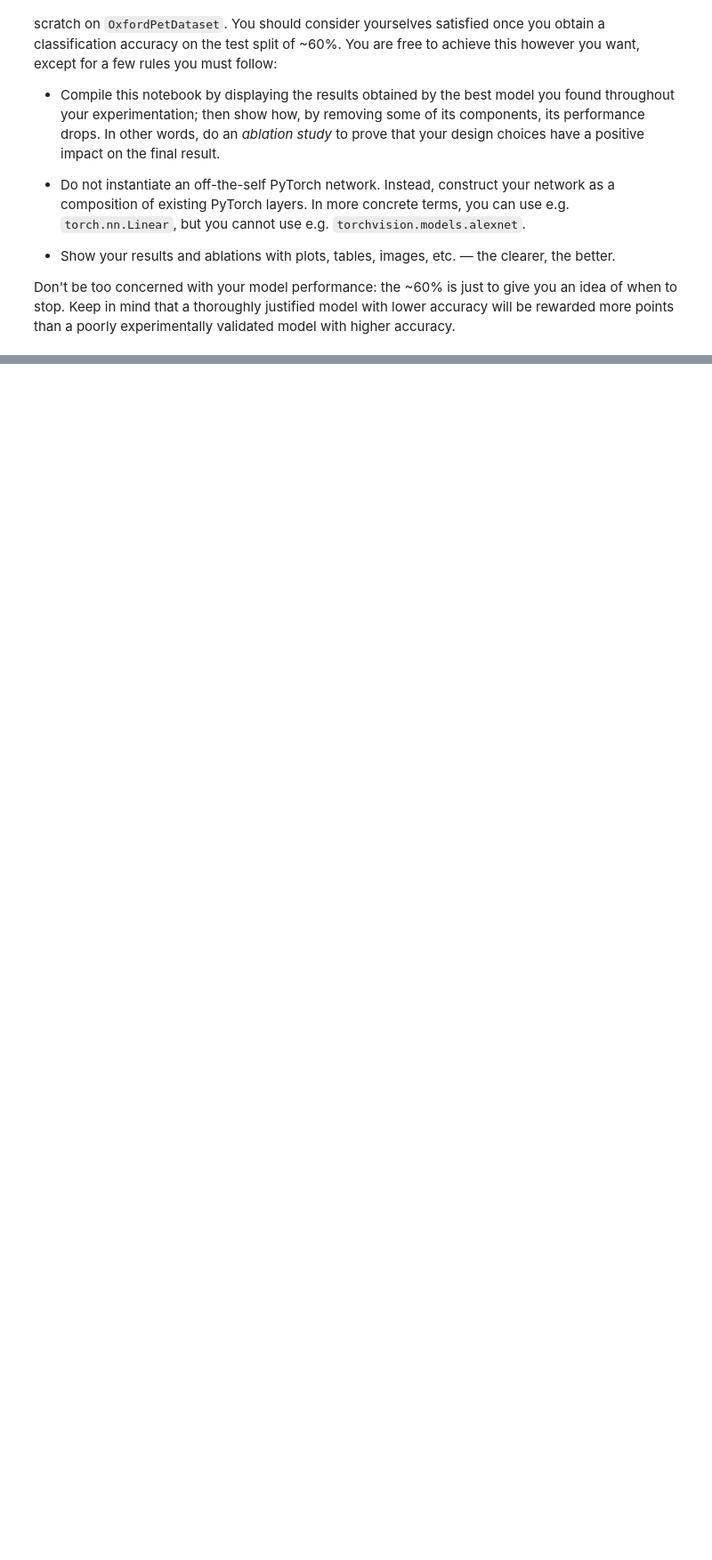
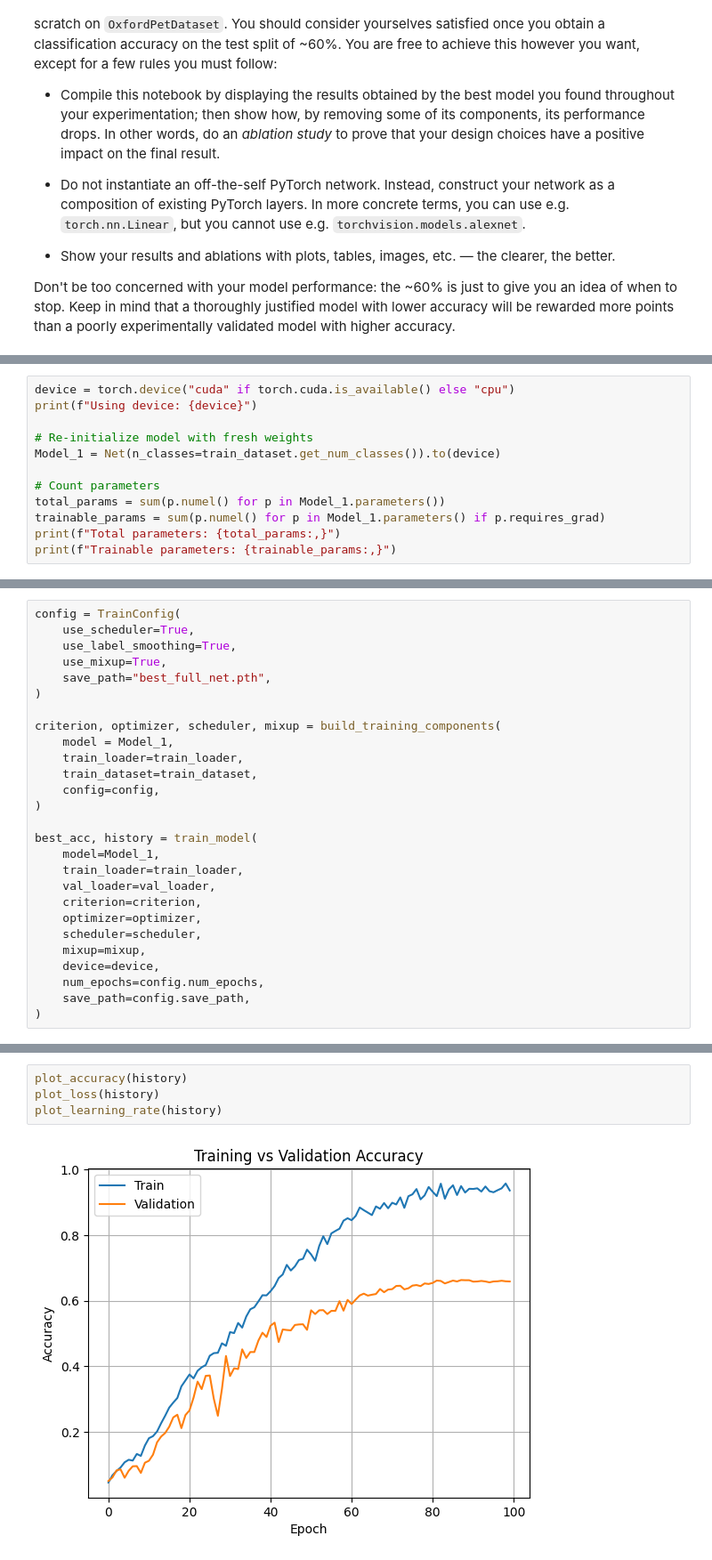
Before and after one commit to niccolozanotti/ipcv-assignments, a Jupyter notebook: assignment2.ipynb, the cells around one changed output, grey strips where cells are left out. Shown at 89% size. Drawn from its saved outputs; the diff is of its cells as text; blank space fills up the shorter version.

```diff
--- a/assignment2.ipynb
+++ b/assignment2.ipynb
@@ -483,0 +644,12 @@ Test Accuracy: 0.692
+# %%
+device = torch.device("cuda" if torch.cuda.is_available() else "cpu")
+print(f"Using device: {device}")
+
+# Re-initialize model with fresh weights
+Model_1 = Net(n_classes=train_dataset.get_num_classes()).to(device)
+
+# Count parameters
+total_params = sum(p.numel() for p in Model_1.parameters())
+trainable_params = sum(p.numel() for p in Model_1.parameters() if p.requires_grad)
+print(f"Total parameters: {total_params:,}")
+print(f"Trainable parameters: {trainable_params:,}")
@@ -483,0 +660,27 @@ Test Accuracy: 0.692
+# %%
+config = TrainConfig(
+    use_scheduler=True,
+    use_label_smoothing=True,
+    use_mixup=True,
+    save_path="best_full_net.pth",
+)
+
+criterion, optimizer, scheduler, mixup = build_training_components(
+    model = Model_1,
+    train_loader=train_loader,
+    train_dataset=train_dataset,
+    config=config,
+)
+
+best_acc, history = train_model(
+    model=Model_1,
+    train_loader=train_loader,
+    val_loader=val_loader,
+    criterion=criterion,
+    optimizer=optimizer,
+    scheduler=scheduler,
+    mixup=mixup,
+    device=device,
+    num_epochs=config.num_epochs,
+    save_path=config.save_path,
+)
@@ -483,0 +721,6 @@ Test Accuracy: 0.692
+# %%
+plot_accuracy(history)
+plot_loss(history)
+plot_learning_rate(history)
+# %% [output]
+[figure, added]
```
Also changed, not shown: parts of 90 cells of this notebook.
